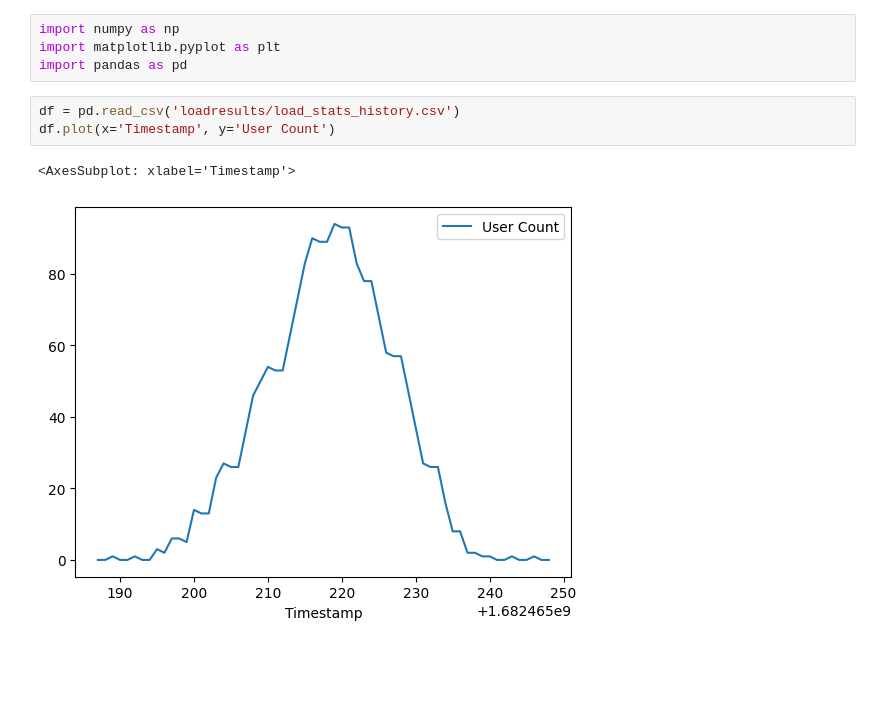
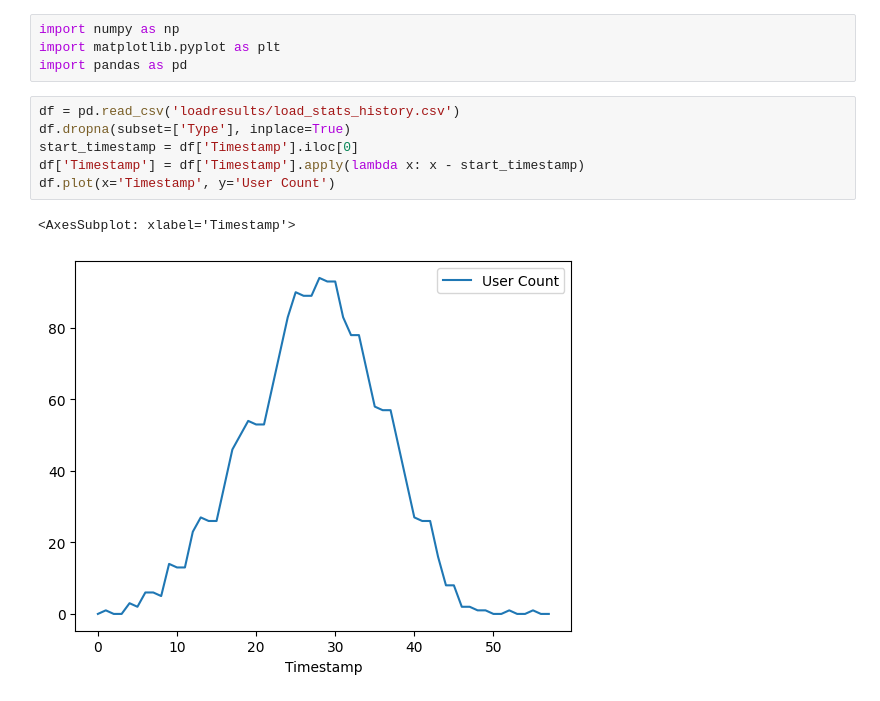
Before and after one commit to hakanotal/distributed-network-load-generator, a Jupyter notebook: results.ipynb, the cells around one changed output. Cells and saved outputs as stored; diff of their text form; blank space fills up the shorter version.

```diff
--- a/results.ipynb
+++ b/results.ipynb
@@ -4,7 +4,10 @@ import matplotlib.pyplot as plt
 import pandas as pd
 # %%
 df = pd.read_csv('loadresults/load_stats_history.csv')
+df.dropna(subset=['Type'], inplace=True)
+start_timestamp = df['Timestamp'].iloc[0]
+df['Timestamp'] = df['Timestamp'].apply(lambda x: x - start_timestamp)
 df.plot(x='Timestamp', y='User Count')
 # %% [output]
 <AxesSubplot: xlabel='Timestamp'>
-[figure, old version]
+[figure, new version]
```
Also changed, not shown: parts of 3 cells of this notebook, 10 other files.
